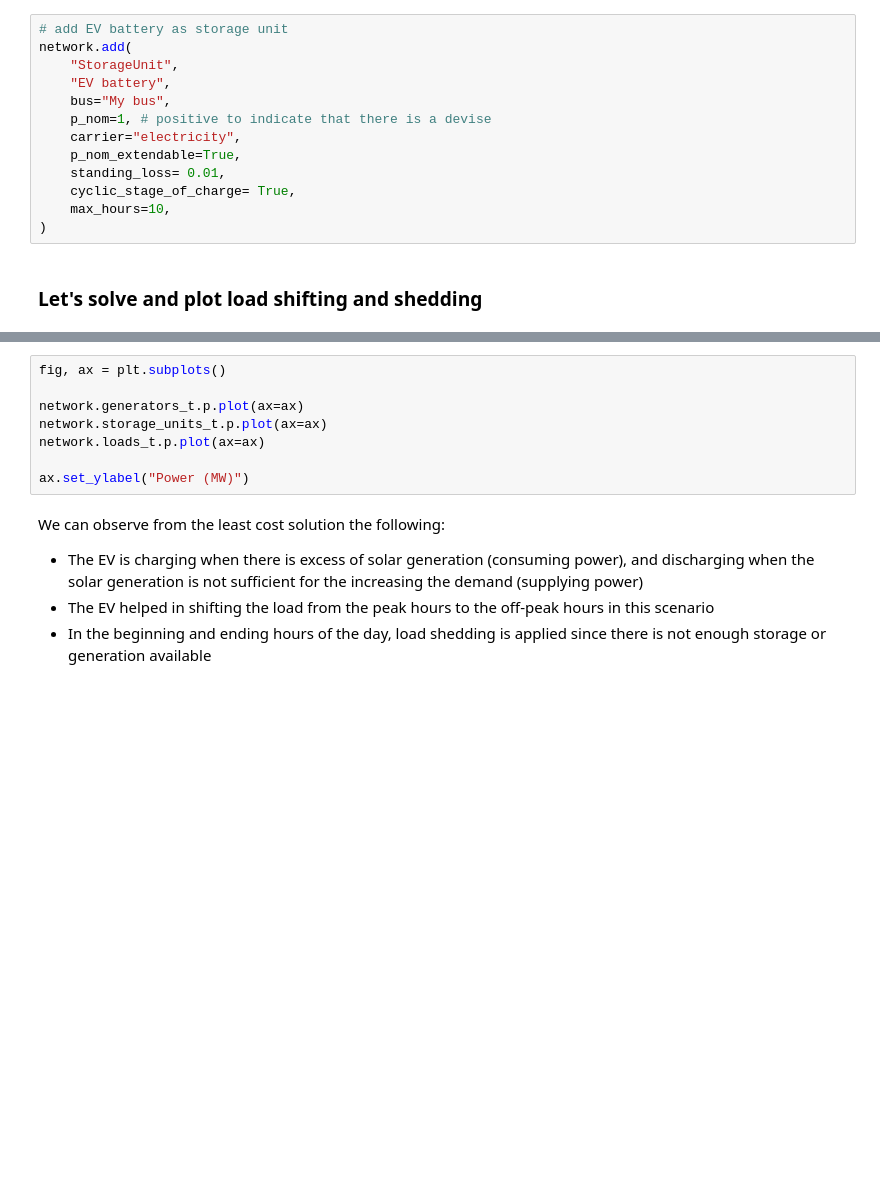
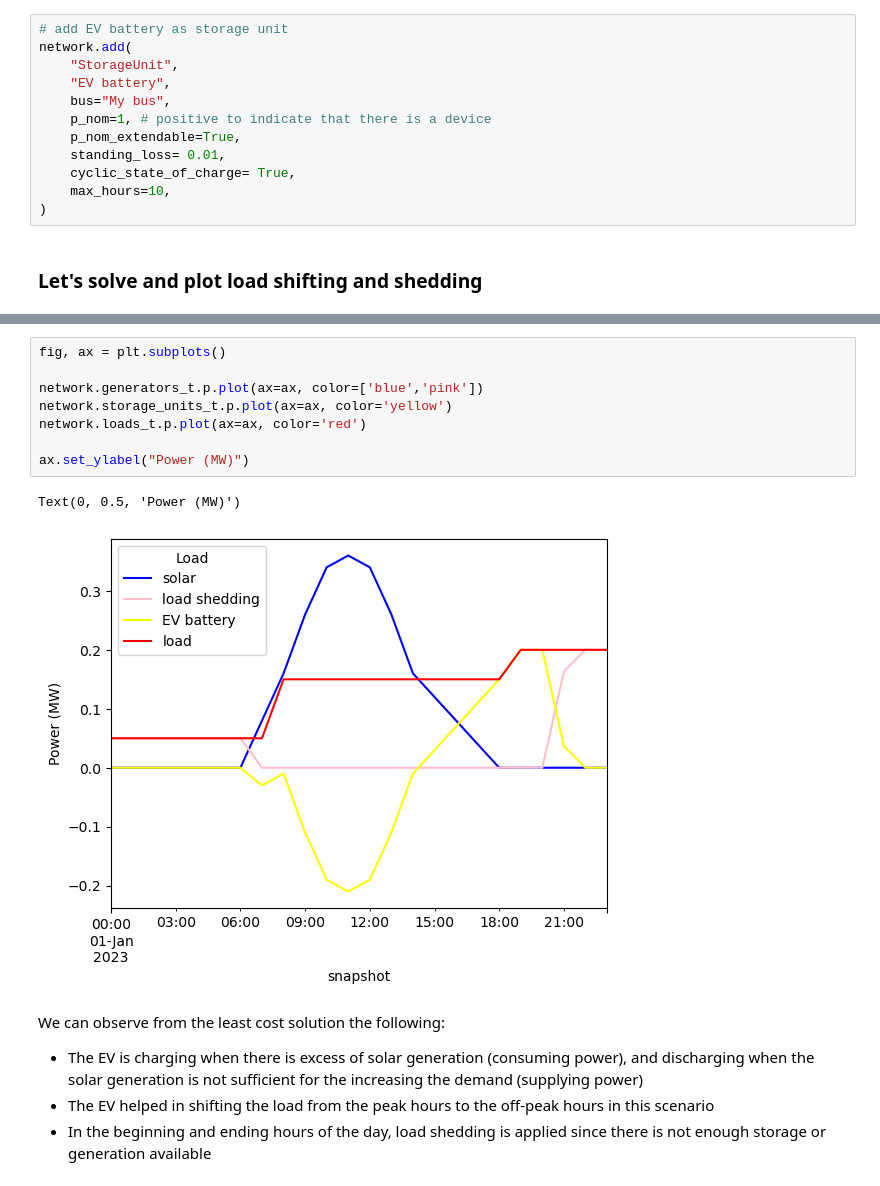
Before and after one commit to PyPSA/PyPSA, a Jupyter notebook: examples/notebooks/load-modelling.ipynb, the cells around one changed output, grey strips where cells are left out. Saved outputs shown, nothing was run; the diff lists cells and outputs as text; blank space fills up the shorter version.

```diff
--- a/examples/notebooks/load-modelling.ipynb
+++ b/examples/notebooks/load-modelling.ipynb
@@ -126,11 +177,10 @@ network.add(
     "StorageUnit",
     "EV battery",
     bus="My bus",
-    p_nom=1, # positive to indicate that there is a devise
-    carrier="electricity",
+    p_nom=1, # positive to indicate that there is a device
     p_nom_extendable=True,
     standing_loss= 0.01,
-    cyclic_stage_of_charge= True,
+    cyclic_state_of_charge= True,
     max_hours=10,
 )
 # %% [markdown]
@@ -140,11 +218,14 @@ network.optimize()
 # %%
 fig, ax = plt.subplots()
 
-network.generators_t.p.plot(ax=ax)
-network.storage_units_t.p.plot(ax=ax)
-network.loads_t.p.plot(ax=ax)
+network.generators_t.p.plot(ax=ax, color=['blue','pink'])
+network.storage_units_t.p.plot(ax=ax, color='yellow')
+network.loads_t.p.plot(ax=ax, color='red')
 
 ax.set_ylabel("Power (MW)")
+# %% [output]
+Text(0, 0.5, 'Power (MW)')
+[figure, added]
 # %% [markdown]
 We can observe from the least cost solution the following:
 - The EV is charging when there is excess of solar generation (consuming power), and discharging when the solar generation is not sufficient for the  increasing the demand (supplying power)
```
Also changed, not shown: parts of 12 cells of this notebook.
